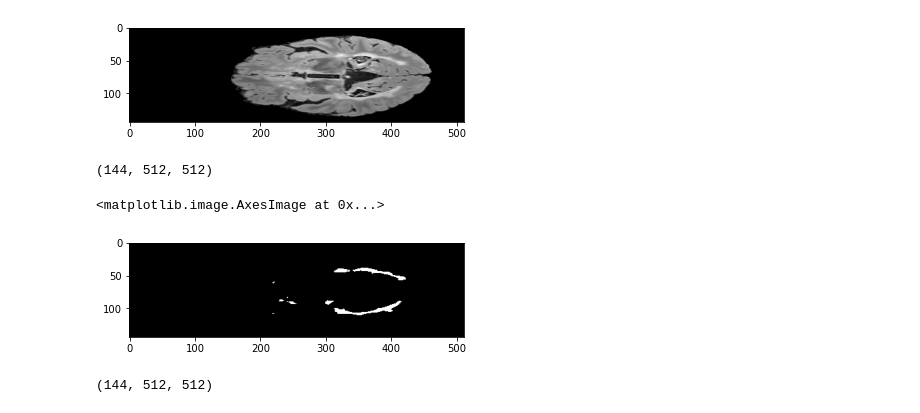
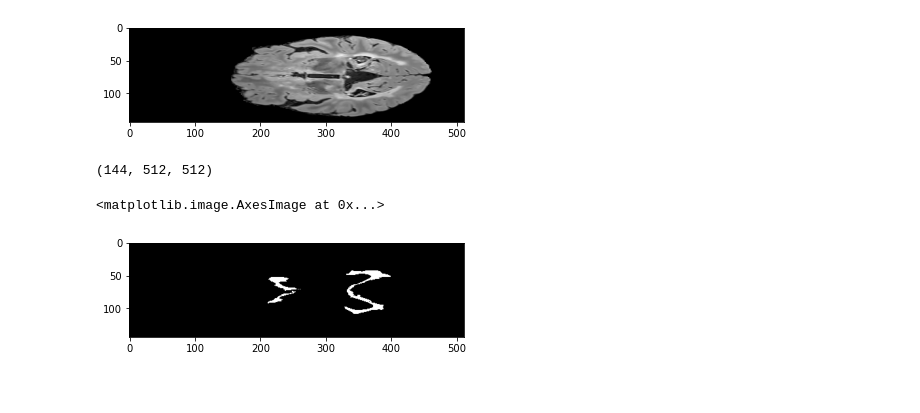
Before and after one commit to frblazquez/CNN_for_Multiple_Sclerosis, a Jupyter notebook: unet/unet_train.ipynb, the cells around one changed output. Cells and saved outputs as stored; diff of their text form; code cells hidden in the pictures.

Commit message:
MICCAI 2016 dataset exploration

```diff
--- a/unet/unet_train.ipynb
+++ b/unet/unet_train.ipynb
@@ -119,11 +119,11 @@ import matplotlib.pyplot as plt
 # %%
 MICCAI_PATH = '/home/francisco/Documents/Universidad/5_Carrera/TFG_Computer_Science/datasets/miccai2016/'
 # %%
-imgs_path = [MICCAI_PATH + 'preprocessed/s'+str(i)+'/FLAIR_preprocessed.nii' for i in range(1,5)]
-masks_path= [MICCAI_PATH + 'unprocessed/s'+str(i)+'/Consensus.nii'           for i in range(1,5)]
+imgs_path = [MICCAI_PATH + 'preprocessed/s'+str(i)+'/FLAIR_preprocessed.nii' for i in range(1,13)]
+masks_path= [MICCAI_PATH + 'unprocessed/s'+str(i)+'/Consensus.nii'           for i in range(1,13)]
 # %%
-imgs_np = [np.array(nib.load(img).dataobj) for img in imgs_path]
-msks_np = [np.array(nib.load(msk).dataobj) for msk in masks_path]
+imgs_np = [np.array(nib.load(img).get_fdata()[:,:,300]) for img in imgs_path]
+msks_np = [np.array(nib.load(msk).get_fdata()[:,:,300]) for msk in masks_path]
 msks_np = [msk/msk.max() for msk in msks_np]
 # %%
 train_imgs = Tensor.fromarray(imgs_np)
@@ -150,15 +150,13 @@ mask_data.shape
 # %% [output]
 (144, 512, 512)
 # %%
-plt.imshow(mask_data[:,:,300], cmap="gray")
+plt.imshow(mask_data[:,:,320], cmap="gray")
 # %% [output]
 <matplotlib.image.AxesImage at 0x...>
-[figure, old version]
+[figure, new version]
 # %%
 data = nib.load(imgs_path[0])
 image_data = data.get_fdata()
 image_data.shape
-# %% [output]
-(144, 512, 512)
 # %%
 plt.imshow(image_data[70,:,:], cmap="gray")
```
Also changed, not shown: parts of 22 cells of this notebook, 3 other files.
